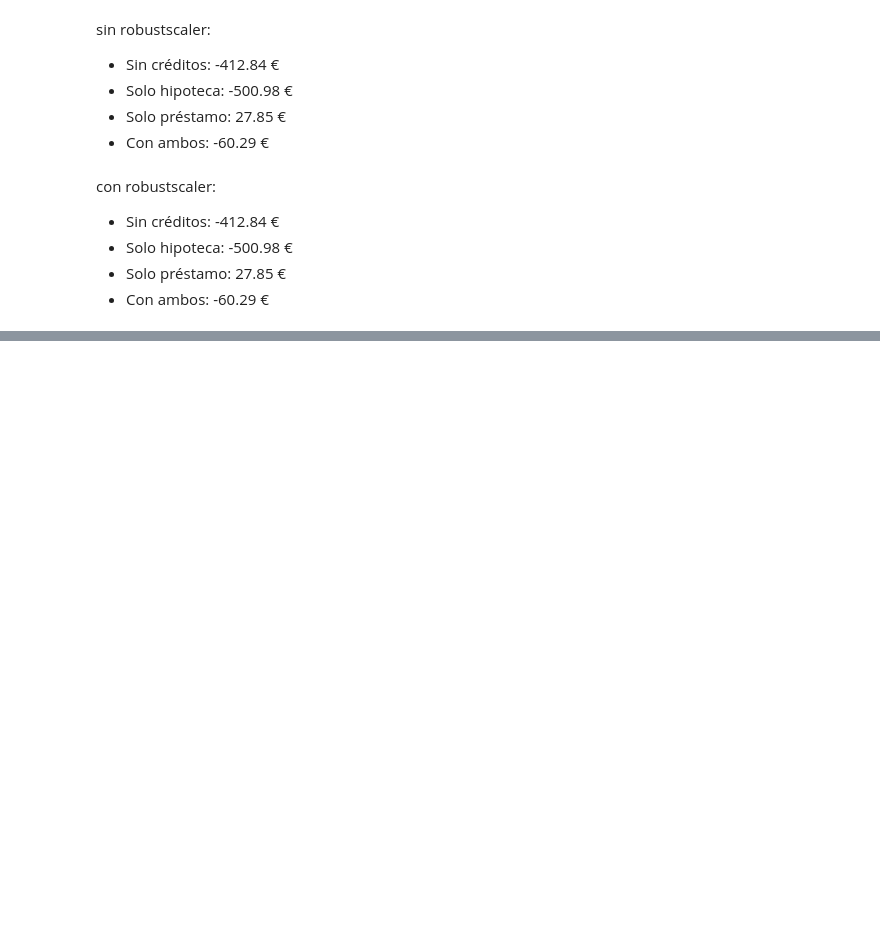
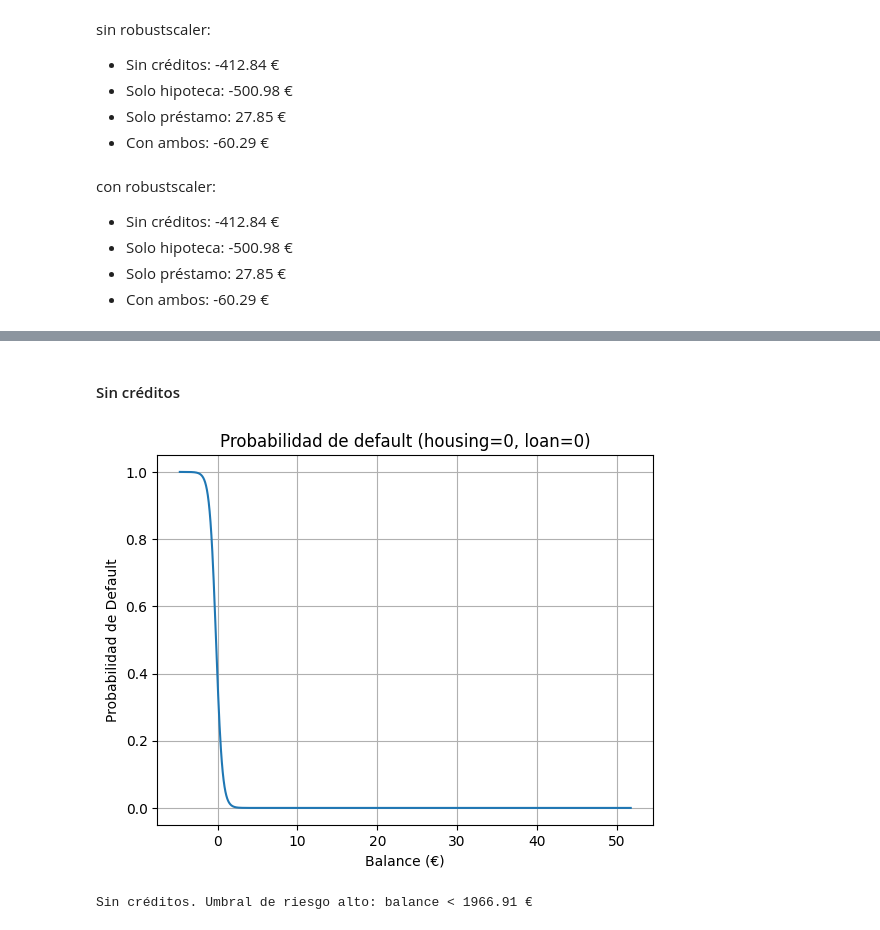
Before and after one commit to MarinaTorba/PersonalDataProrjects, a Jupyter notebook: Equip_9/Scripts/Analisis_Finanzas_250526.ipynb, the cells around one changed output, grey strips where cells are left out. Saved outputs shown, nothing was run; the diff lists cells and outputs as text; code cells hidden in the pictures; blank space fills up the shorter version.

```diff
--- a/Equip_9/Scripts/Analisis_Finanzas_250526.ipynb
+++ b/Equip_9/Scripts/Analisis_Finanzas_250526.ipynb
@@ -683,0 +797,29 @@ con robustscaler:
+# %% [markdown]
+#### Sin créditos
+# %%
+# Predecir probabilidad en función del saldo --> crear un rango de valores uniforme para ver la variación del default
+balances_sin = np.linspace(df['balance'].min(), df['balance'].max(), 1000).reshape(-1, 1)
+balances_sin = scaler.transform(balances_sin)
+housing_val_sin = np.zeros_like(balances_sin)  # todos 0
+loan_val_sin = np.zeros_like(balances_sin)  # todos 0
+
+X_plot_sin = np.hstack([balances_sin, housing_val_sin, loan_val_sin])
+proba_default_sin = model.predict_proba(X_plot_sin)[:, 1]
+
+# Visualizar la curva
+plt.plot(balances_sin, proba_default_sin)
+plt.xlabel('Balance (€)')
+plt.ylabel('Probabilidad de Default')
+plt.title('Probabilidad de default (housing=0, loan=0)')
+plt.grid()
+plt.show()
+# %% [output]
+[figure, added]
+# %%
+# Saldo a partir del cual la probabilidad de default cae por debajo del 5%:
+probab_limite = 0.05
+umbral_saldo_sin = balances_sin[proba_default_sin >= probab_limite].max()
+umbral_saldo_sin = scaler.inverse_transform([[umbral_saldo_sin]])[0][0]
+print(f"Sin créditos. Umbral de riesgo alto: balance < {umbral_saldo_sin:.2f} €")
+# %% [output]
+Sin créditos. Umbral de riesgo alto: balance < 1966.91 €
```
Also changed, not shown: parts of 48 cells of this notebook.
